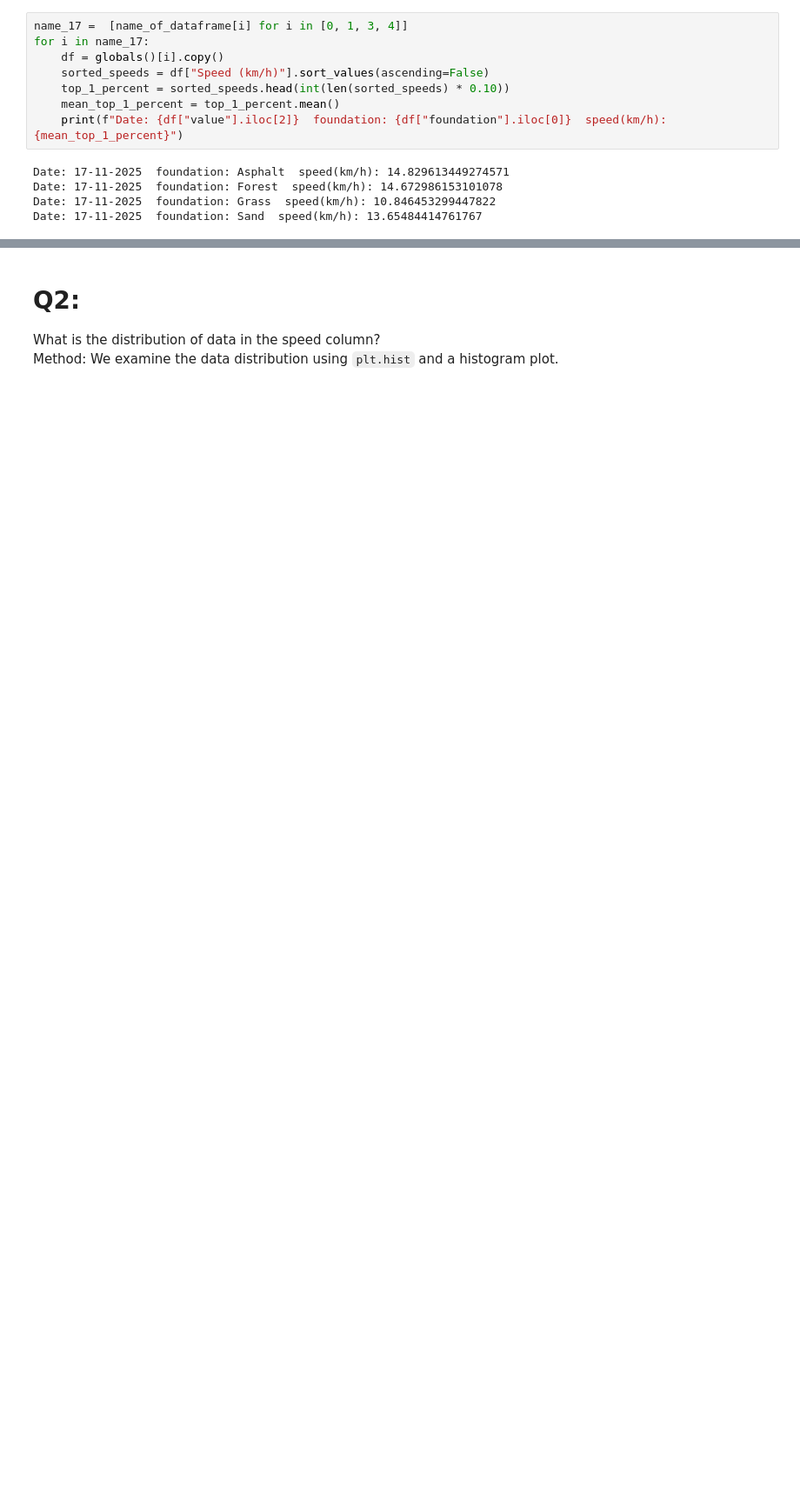
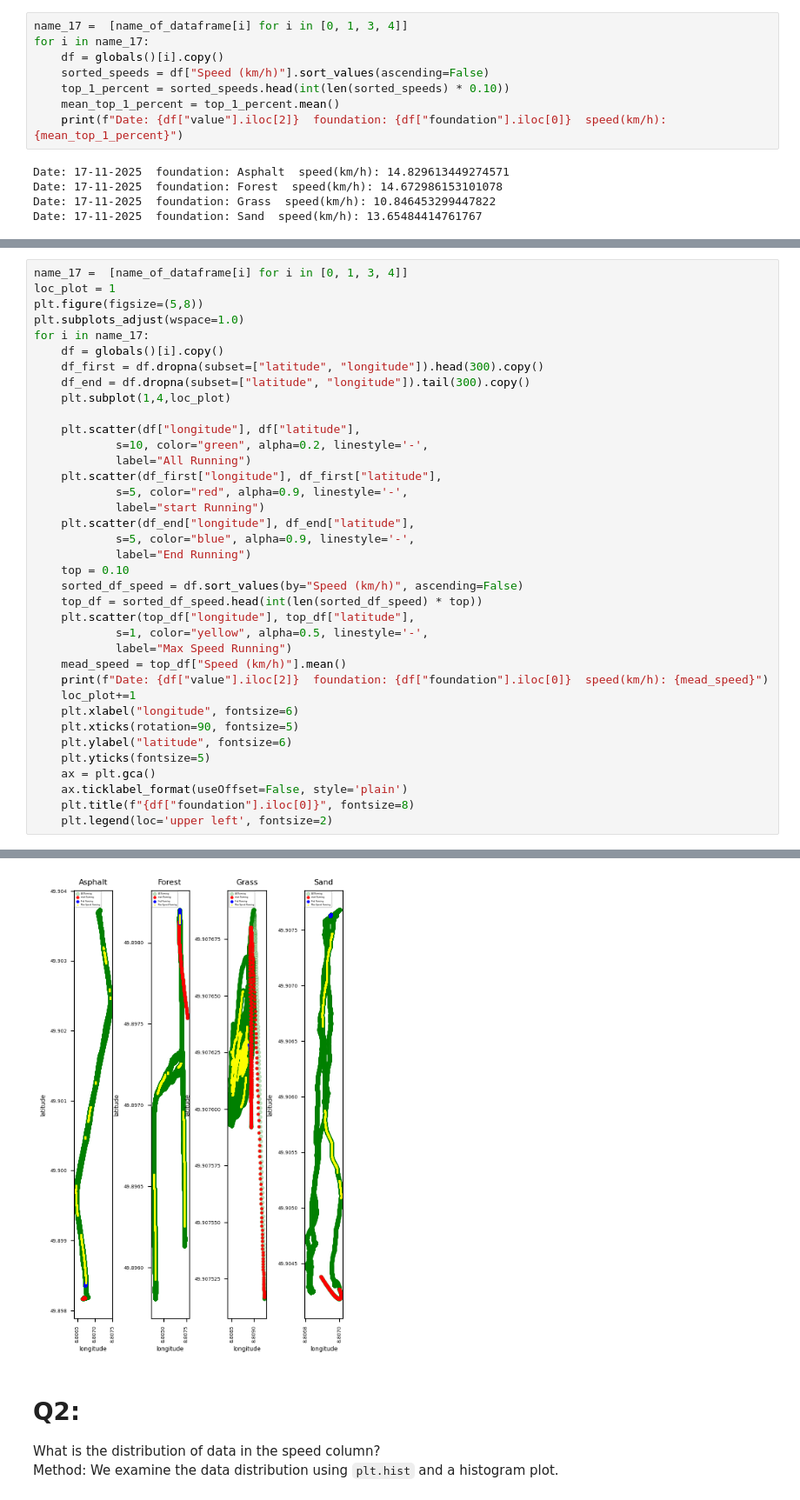
Before and after one commit to Mohsenmohebbi1993/Biomechanik, a Jupyter notebook: notebooks/3. Analysis Foot HeartRate GPX.ipynb, the cells around one changed output, grey strips where cells are left out. Shown at 87% size. Cells and saved outputs as stored; diff of their text form; blank space fills up the shorter version.

```diff
--- a/notebooks/3. Analysis Foot HeartRate GPX.ipynb
+++ b/notebooks/3. Analysis Foot HeartRate GPX.ipynb
@@ -186,0 +191,38 @@ Date: 17-11-2025  foundation: Sand  speed(km/h): 13.65484414761767
+# %%
+name_17 =  [name_of_dataframe[i] for i in [0, 1, 3, 4]]
+loc_plot = 1
+plt.figure(figsize=(5,8))
+plt.subplots_adjust(wspace=1.0)
+for i in name_17:
+    df = globals()[i].copy()
+    df_first = df.dropna(subset=["latitude", "longitude"]).head(300).copy()
+    df_end = df.dropna(subset=["latitude", "longitude"]).tail(300).copy()
+    plt.subplot(1,4,loc_plot)
+
+    plt.scatter(df["longitude"], df["latitude"],
+            s=10, color="green", alpha=0.2, linestyle='-',
+            label="All Running")
+    plt.scatter(df_first["longitude"], df_first["latitude"],
+            s=5, color="red", alpha=0.9, linestyle='-',
+            label="start Running")
+    plt.scatter(df_end["longitude"], df_end["latitude"],
+            s=5, color="blue", alpha=0.9, linestyle='-',
+            label="End Running")
+    top = 0.10
+    sorted_df_speed = df.sort_values(by="Speed (km/h)", ascending=False)
+    top_df = sorted_df_speed.head(int(len(sorted_df_speed) * top))
+    plt.scatter(top_df["longitude"], top_df["latitude"],
+            s=1, color="yellow", alpha=0.5, linestyle='-',
+            label="Max Speed Running")
+    mead_speed = top_df["Speed (km/h)"].mean()
+    print(f"Date: {df["value"].iloc[2]}  foundation: {df["foundation"].iloc[0]}  speed(km/h): {mead_speed}")
+    loc_plot+=1
+    plt.xlabel("longitude", fontsize=6)
+    plt.xticks(rotation=90, fontsize=5)
+    plt.ylabel("latitude", fontsize=6)
+    plt.yticks(fontsize=5)
+    ax = plt.gca()
+    ax.ticklabel_format(useOffset=False, style='plain')
+    plt.title(f"{df["foundation"].iloc[0]}", fontsize=8)
+    plt.legend(loc='upper left', fontsize=2)
+# %% [output]
@@ -187,3 +233,4 @@ Date: 17-11-2025  foundation: Sand  speed(km/h): 13.65484414761767
+[figure, added]
 # %% [markdown]
 # Q2:
 What is the distribution of data in the speed column?
```
Also changed, not shown: parts of 2 cells of this notebook.
